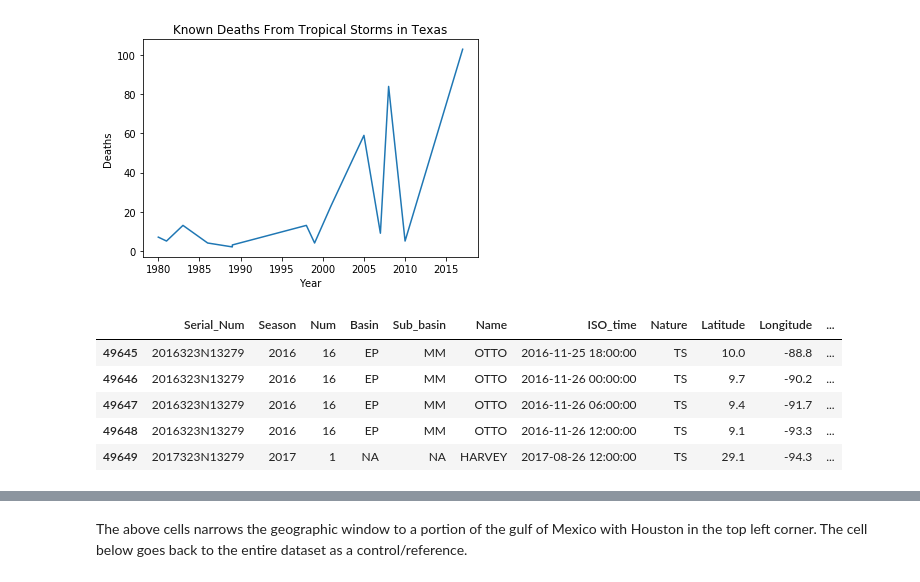
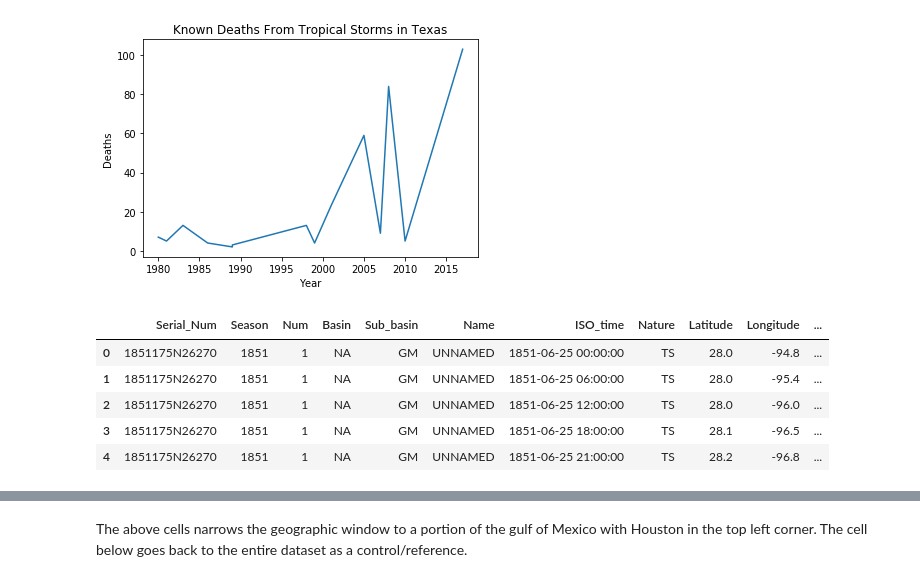
Before and after one commit to zuhbeer/Capstone, a Jupyter notebook: data playground.ipynb, the cells around one changed output, grey strips where cells are left out. Cells and saved outputs as stored; diff of their text form; code cells hidden in the pictures.

```diff
--- a/data playground.ipynb
+++ b/data playground.ipynb
@@ -24,11 +24,11 @@ data=pd.read_csv('Basin.NA.ibtracs_wmo.v03r10.csv')
 # %%
 storms = pd.DataFrame(data)
 # %%
-storms.tail()
+storms.head()
 # %% [output]
 |  | Serial_Num | Season | Num | Basin | Sub_basin | Name | ISO_time | Nature | Latitude | Longitude | ... |
-| 49645 | 2016323N13279 | 2016 | 16 | EP | MM | OTTO | 2016-11-25 18:00:00 | TS | 10.0 | -88.8 | ... |
-| 49646 | 2016323N13279 | 2016 | 16 | EP | MM | OTTO | 2016-11-26 00:00:00 | TS | 9.7 | -90.2 | ... |
-| 49647 | 2016323N13279 | 2016 | 16 | EP | MM | OTTO | 2016-11-26 06:00:00 | TS | 9.4 | -91.7 | ... |
-| 49648 | 2016323N13279 | 2016 | 16 | EP | MM | OTTO | 2016-11-26 12:00:00 | TS | 9.1 | -93.3 | ... |
-| 49649 | 2017323N13279 | 2017 | 1 | NA | NA | HARVEY | 2017-08-26 12:00:00 | TS | 29.1 | -94.3 | ... |
+| 0 | 1851175N26270 | 1851 | 1 | NA | GM | UNNAMED | 1851-06-25 00:00:00 | TS | 28.0 | -94.8 | ... |
+| 1 | 1851175N26270 | 1851 | 1 | NA | GM | UNNAMED | 1851-06-25 06:00:00 | TS | 28.0 | -95.4 | ... |
+| 2 | 1851175N26270 | 1851 | 1 | NA | GM | UNNAMED | 1851-06-25 12:00:00 | TS | 28.0 | -96.0 | ... |
+| 3 | 1851175N26270 | 1851 | 1 | NA | GM | UNNAMED | 1851-06-25 18:00:00 | TS | 28.1 | -96.5 | ... |
+| 4 | 1851175N26270 | 1851 | 1 | NA | GM | UNNAMED | 1851-06-25 21:00:00 | TS | 28.2 | -96.8 | ... |
```
Also changed, not shown: parts of 37 cells of this notebook.
